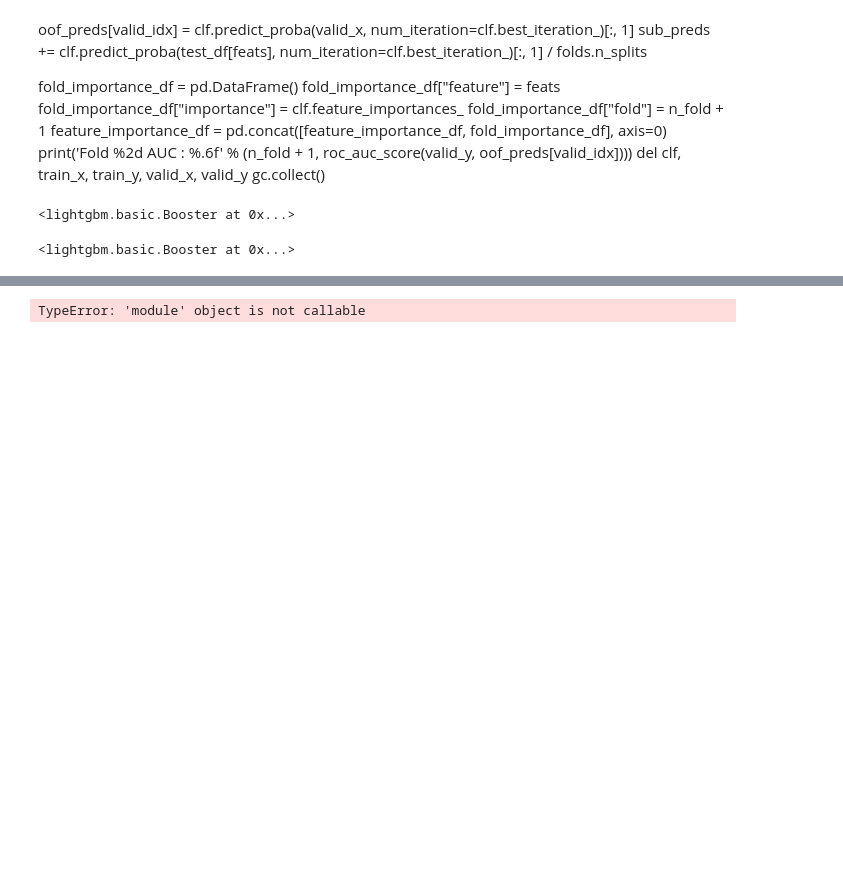
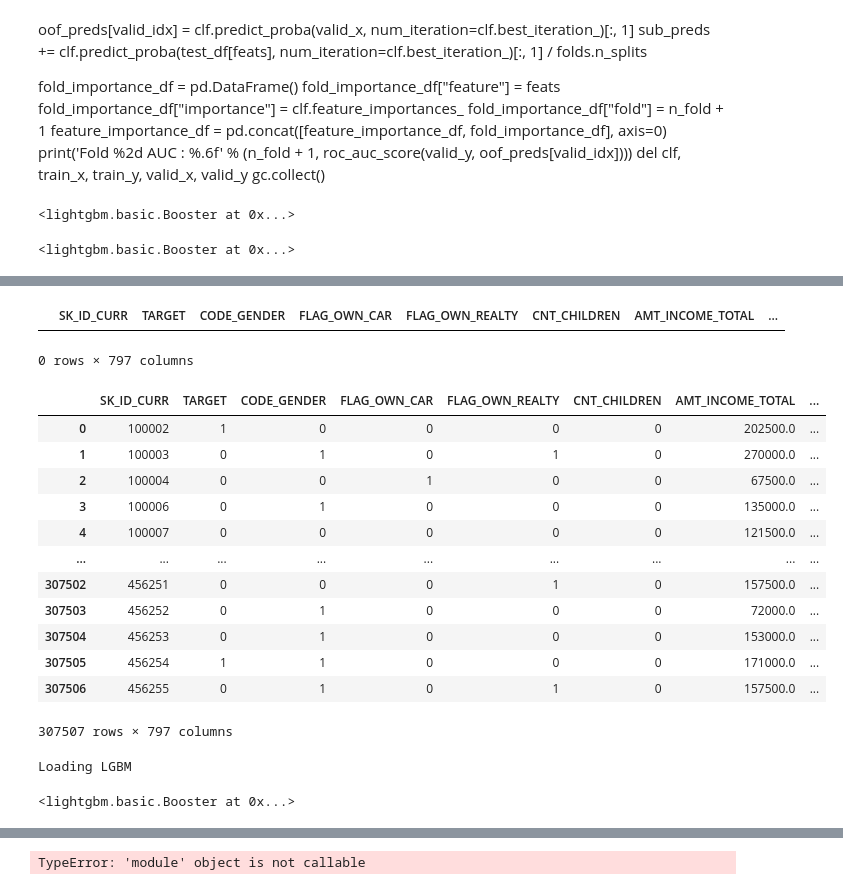
Before and after one commit to oumeima-elgharbi/P7_Data_Science_OpenClassrooms, a Jupyter notebook: P7_01_exploration.ipynb, the cells around one changed output, grey strips where cells are left out. Drawn from its saved outputs; the diff is of its cells as text; code cells hidden in the pictures; blank space fills up the shorter version.

```diff
--- a/P7_01_exploration.ipynb
+++ b/P7_01_exploration.ipynb
@@ -313,3 +313,5 @@ gc.collect()
 clf.predict()
 # %% [output]
 <lightgbm.basic.Booster at 0x...>
+# %%
+df = pd.read_csv("dataset/cleaned/df_cleaned.csv")
@@ -315,0 +333,21 @@ clf.predict()
+# %%
+df[df.TARGET.isna()]
+# %% [output]
+|  | SK_ID_CURR | TARGET | CODE_GENDER | FLAG_OWN_CAR | FLAG_OWN_REALTY | CNT_CHILDREN | AMT_INCOME_TOTAL | ... |
+0 rows × 797 columns
+# %%
+df[df['TARGET'].notnull()]
+# %% [output]
+|  | SK_ID_CURR | TARGET | CODE_GENDER | FLAG_OWN_CAR | FLAG_OWN_REALTY | CNT_CHILDREN | AMT_INCOME_TOTAL | ... |
+| 0 | 100002 | 1 | 0 | 0 | 0 | 0 | 202500.0 | ... |
+| 1 | 100003 | 0 | 1 | 0 | 1 | 0 | 270000.0 | ... |
+| 2 | 100004 | 0 | 0 | 1 | 0 | 0 | 67500.0 | ... |
+| 3 | 100006 | 0 | 1 | 0 | 0 | 0 | 135000.0 | ... |
+| 4 | 100007 | 0 | 0 | 0 | 0 | 0 | 121500.0 | ... |
+| ... | ... | ... | ... | ... | ... | ... | ... | ... |
+| 307502 | 456251 | 0 | 0 | 0 | 1 | 0 | 157500.0 | ... |
+| 307503 | 456252 | 0 | 1 | 0 | 0 | 0 | 72000.0 | ... |
+| 307504 | 456253 | 0 | 1 | 0 | 0 | 0 | 153000.0 | ... |
+| 307505 | 456254 | 1 | 1 | 0 | 0 | 0 | 171000.0 | ... |
+| 307506 | 456255 | 0 | 1 | 0 | 1 | 0 | 157500.0 | ... |
+307507 rows × 797 columns
@@ -315,0 +362,14 @@ clf.predict()
+# %%
+import joblib
+
+# load model
+print("Loading LGBM")
+clf_joblib = joblib.load('models/LGBM/LGBMClassifier_fold_0.joblib')
+clf_lgb = lgb.Booster(model_file='models/LGBM/LGBMClassifier_fold_0.txt')
+# print("Predictions")
+# %% [output]
+Loading LGBM
+# %%
+clf_lgb
+# %% [output]
+<lightgbm.basic.Booster at 0x...>
```
Also changed, not shown: parts of 11 cells of this notebook, 5 other files.
